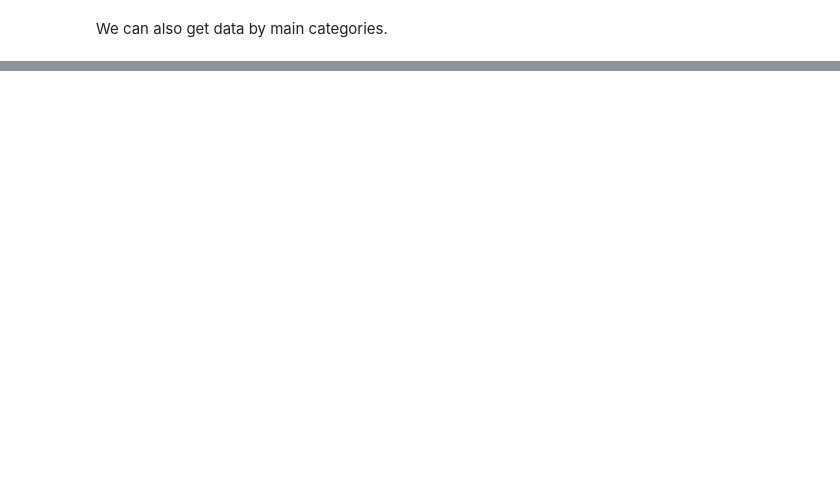
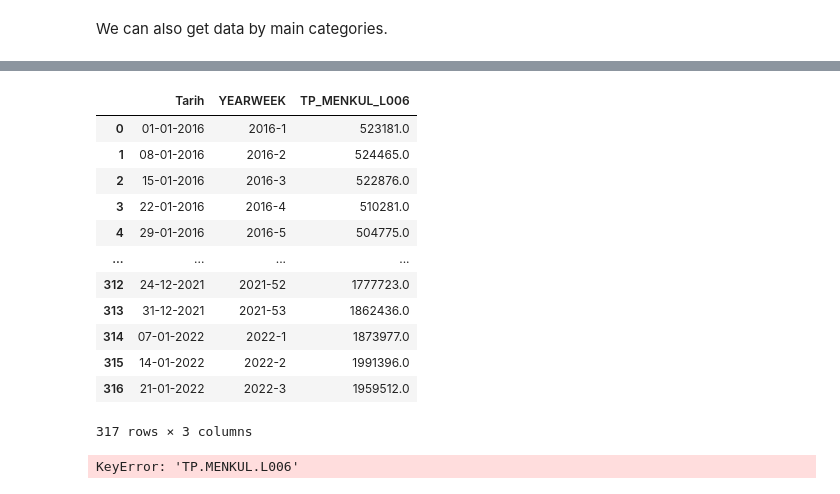
Before and after one commit to Gormezoglu/TCMBReport, a Jupyter notebook: CBRTreport.ipynb, the cells around one changed output, grey strips where cells are left out. Saved outputs shown, nothing was run; the diff lists cells and outputs as text; code cells hidden in the pictures; blank space fills up the shorter version.

```diff
--- a/CBRTreport.ipynb
+++ b/CBRTreport.ipynb
@@ -82,0 +121,37 @@ evds.get_series('bie_kbicborc')
+# %%
+evds.get_data(['TP.MENKUL.L006'],"01-01-2016",today)
+# %% [output]
+|  | Tarih | YEARWEEK | TP_MENKUL_L006 |
+| 0 | 01-01-2016 | 2016-1 | 523181.0 |
+| 1 | 08-01-2016 | 2016-2 | 524465.0 |
+| 2 | 15-01-2016 | 2016-3 | 522876.0 |
+| 3 | 22-01-2016 | 2016-4 | 510281.0 |
+| 4 | 29-01-2016 | 2016-5 | 504775.0 |
+| ... | ... | ... | ... |
+| 312 | 24-12-2021 | 2021-52 | 1777723.0 |
+| 313 | 31-12-2021 | 2021-53 | 1862436.0 |
+| 314 | 07-01-2022 | 2022-1 | 1873977.0 |
+| 315 | 14-01-2022 | 2022-2 | 1991396.0 |
+| 316 | 21-01-2022 | 2022-3 | 1959512.0 |
+317 rows × 3 columns
+# %%
+t= df_dropped['Tarih']
+s= df_dropped['TP.MENKUL.L006']
+
+
+fig, ax = plt.subplots()
+ax.plot(t, s)
+
+ax.xaxis.grid(True, which='major')
+
+ax.xaxis.set_major_locator(MultipleLocator(360))
+
+
+ax.xaxis.set_minor_locator(MultipleLocator(30))
+
+
+
+
+plt.show()
+# %% [output]
+KeyError: 'TP.MENKUL.L006'
```
Also changed, not shown: parts of 7 cells of this notebook, 2 other files.
